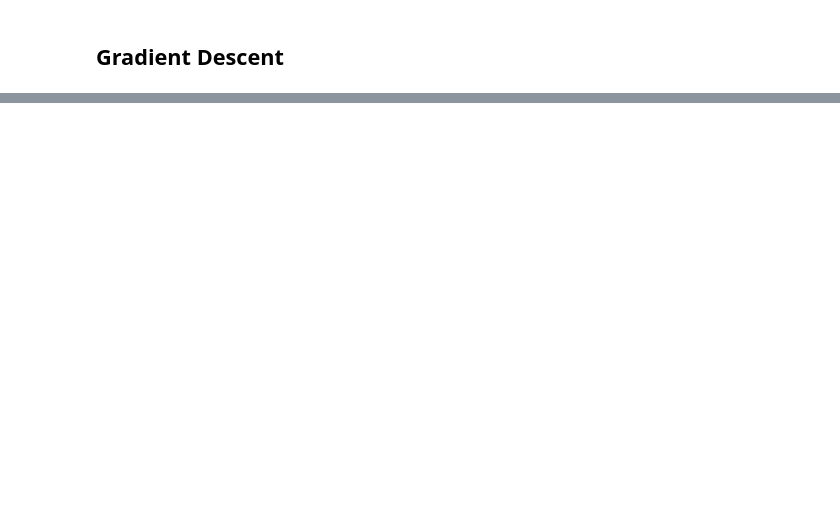
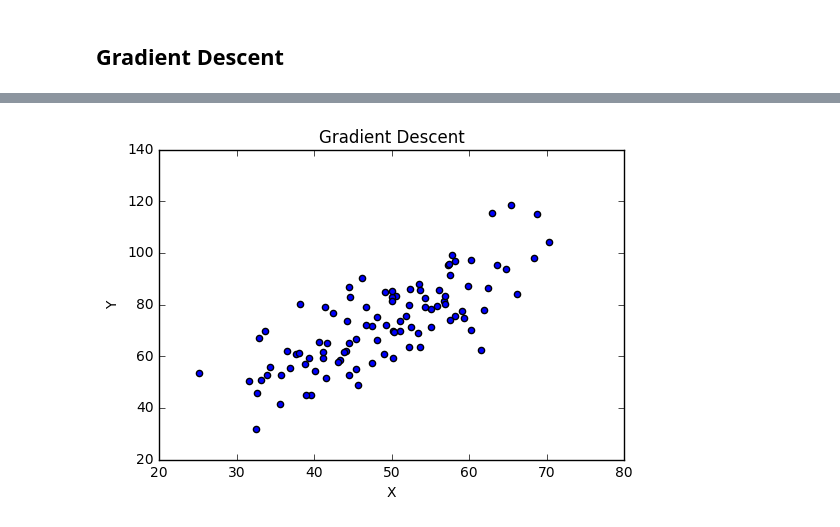
Before and after one commit to amanullahtariq/MLAlgorithm, a Jupyter notebook: Challenge/LinearRegression/GradientDescent/GradientDescent.ipynb, the cells around one changed output, grey strips where cells are left out. Drawn from its saved outputs; the diff is of its cells as text; code cells hidden in the pictures; blank space fills up the shorter version.

Commit message:
Gradient descent notebook updated

```diff
--- a/Challenge/LinearRegression/GradientDescent/GradientDescent.ipynb
+++ b/Challenge/LinearRegression/GradientDescent/GradientDescent.ipynb
@@ -23,0 +23,11 @@ def InitializeHyperparameters():
+# %%
+# Plot the load data points here
+
+
+plt.scatter(points[:,0], points[:,1])
+plt.xlabel('X')
+plt.ylabel('Y')
+plt.title('Gradient Descent')
+plt.show()
+# %% [output]
+[figure, added]
```
Also changed, not shown: parts of 8 cells of this notebook.
